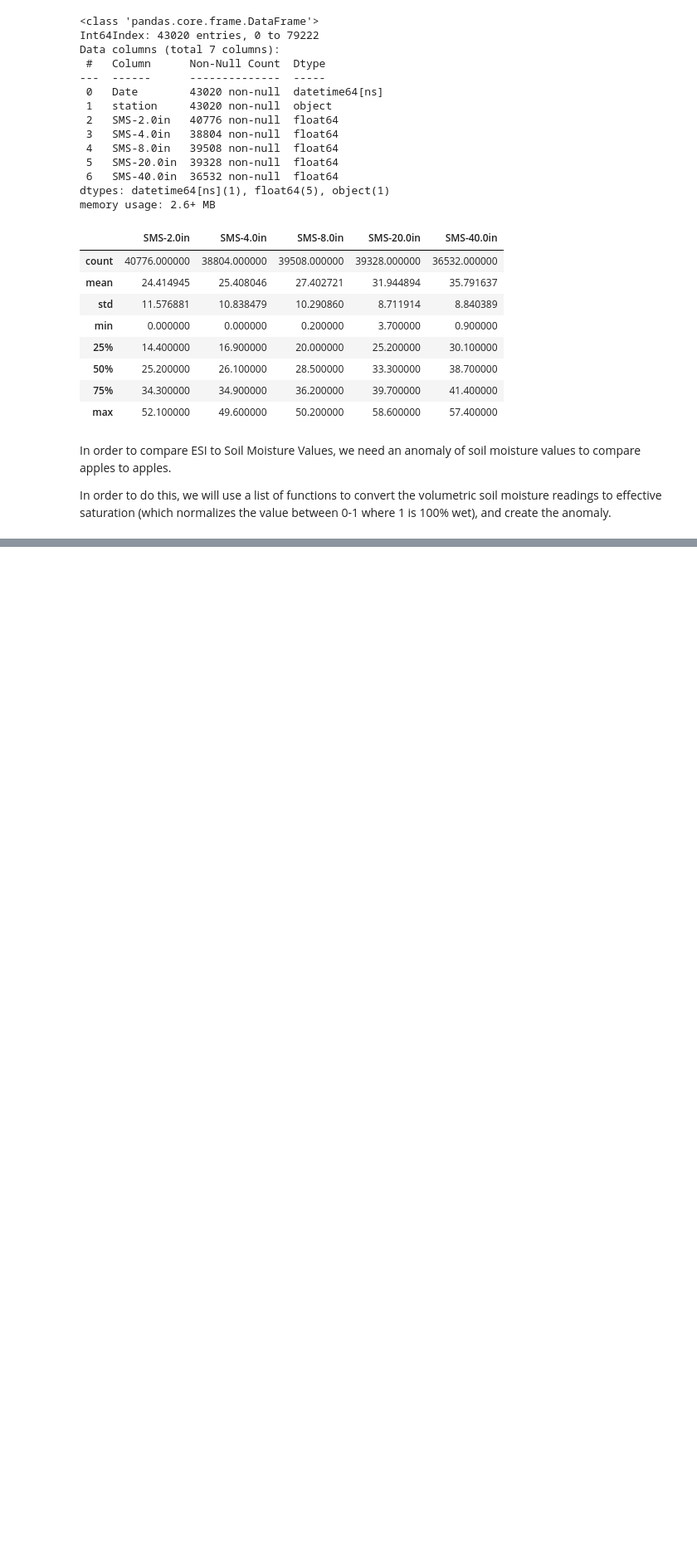
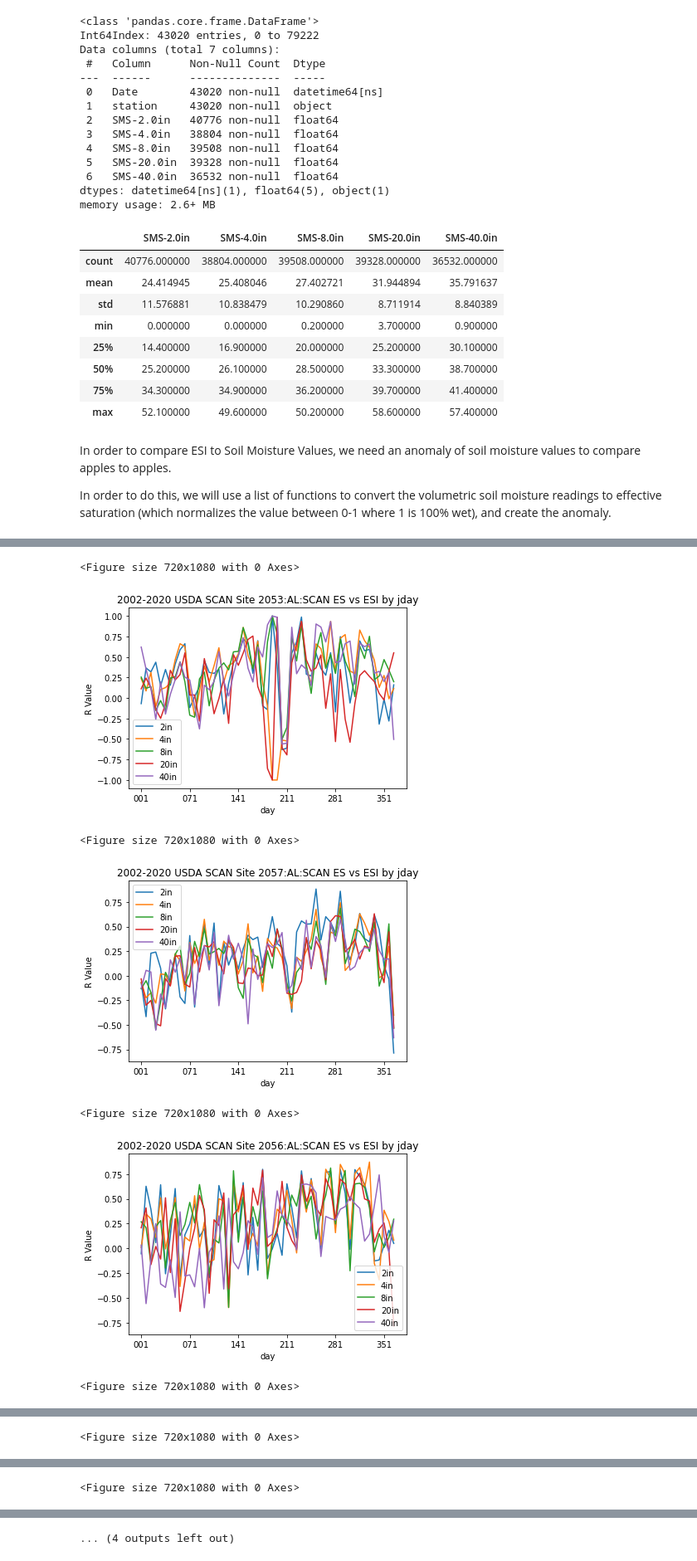
Before and after one commit to Corey4005/SCANAnalysis, a Jupyter notebook: SCAN-scripts/SCAN vs ESI updates.ipynb, the cells around one changed output, grey strips where cells are left out. Shown at 83% size. Cells and saved outputs as stored; diff of their text form; code cells hidden in the pictures; blank space fills up the shorter version.

```diff
--- a/SCAN-scripts/SCAN vs ESI updates.ipynb
+++ b/SCAN-scripts/SCAN vs ESI updates.ipynb
@@ -84,0 +210,12 @@ MAKE_DF()
+# %%
+stations = new_df['StationTriplet'].unique()
+for i in stations:
+    plot = CORRELATE_BY_DAY_STN(new_df, i)
+# %% [output]
+<Figure size 720x1080 with 0 Axes>
+[figure, added]
+<Figure size 720x1080 with 0 Axes>
+[figure, added]
+<Figure size 720x1080 with 0 Axes>
+[figure, added]
+<Figure size 720x1080 with 0 Axes>
@@ -84,0 +223 @@ MAKE_DF()
+<Figure size 720x1080 with 0 Axes>
@@ -84,0 +225 @@ MAKE_DF()
+<Figure size 720x1080 with 0 Axes>
@@ -84,0 +227 @@ MAKE_DF()
+... (4 outputs left out)
```
Also changed, not shown: parts of 20 cells of this notebook.
